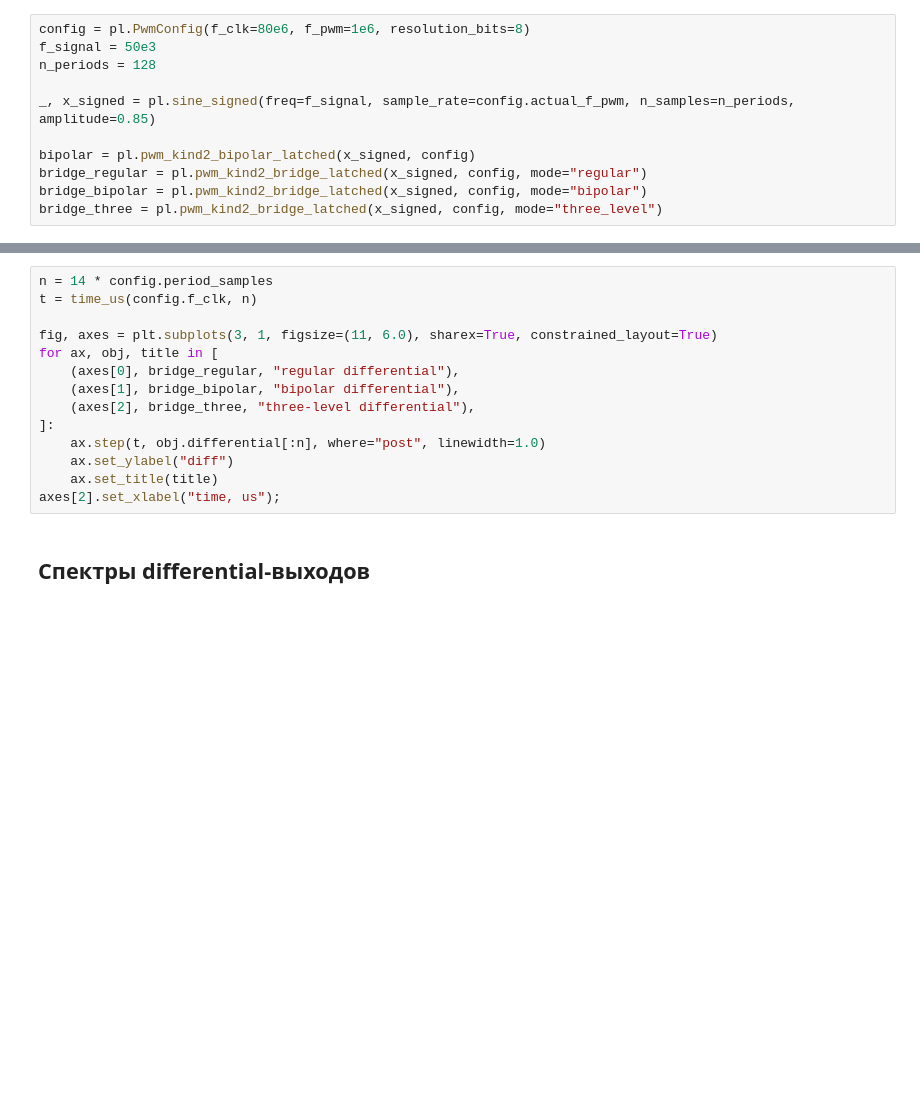
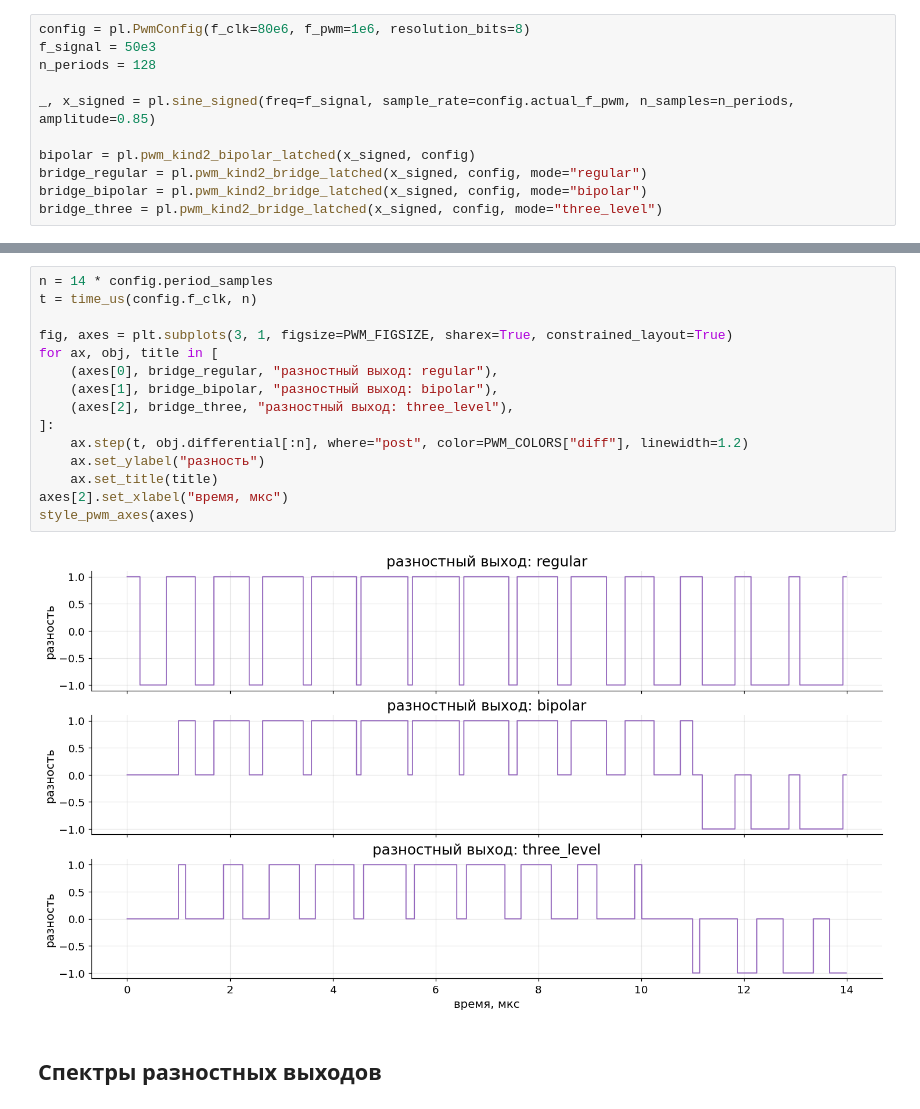
Before and after one commit to ekazakov1507/pwm_lab, a Jupyter notebook: tutorials/05_bipolar_bridge_pwm.ipynb, the cells around one changed output, grey strips where cells are left out. Cells and saved outputs as stored; diff of their text form; blank space fills up the shorter version.

```diff
--- a/tutorials/05_bipolar_bridge_pwm.ipynb
+++ b/tutorials/05_bipolar_bridge_pwm.ipynb
@@ -79,17 +127,20 @@ axes[3].set_xlabel("time, us");
 # %%
 n = 14 * config.period_samples
 t = time_us(config.f_clk, n)
 
-fig, axes = plt.subplots(3, 1, figsize=(11, 6.0), sharex=True, constrained_layout=True)
+fig, axes = plt.subplots(3, 1, figsize=PWM_FIGSIZE, sharex=True, constrained_layout=True)
 for ax, obj, title in [
-    (axes[0], bridge_regular, "regular differential"),
-    (axes[1], bridge_bipolar, "bipolar differential"),
-    (axes[2], bridge_three, "three-level differential"),
+    (axes[0], bridge_regular, "разностный выход: regular"),
+    (axes[1], bridge_bipolar, "разностный выход: bipolar"),
+    (axes[2], bridge_three, "разностный выход: three_level"),
 ]:
-    ax.step(t, obj.differential[:n], where="post", linewidth=1.0)
-    ax.set_ylabel("diff")
+    ax.step(t, obj.differential[:n], where="post", color=PWM_COLORS["diff"], linewidth=1.2)
+    ax.set_ylabel("разность")
     ax.set_title(title)
-axes[2].set_xlabel("time, us");
+axes[2].set_xlabel("время, мкс")
+style_pwm_axes(axes)
+# %% [output]
+[figure, added]
 # %% [markdown]
-## Спектры differential-выходов
+## Спектры разностных выходов
 # %%
```
Also changed, not shown: parts of 9 cells of this notebook, 6 other files.
